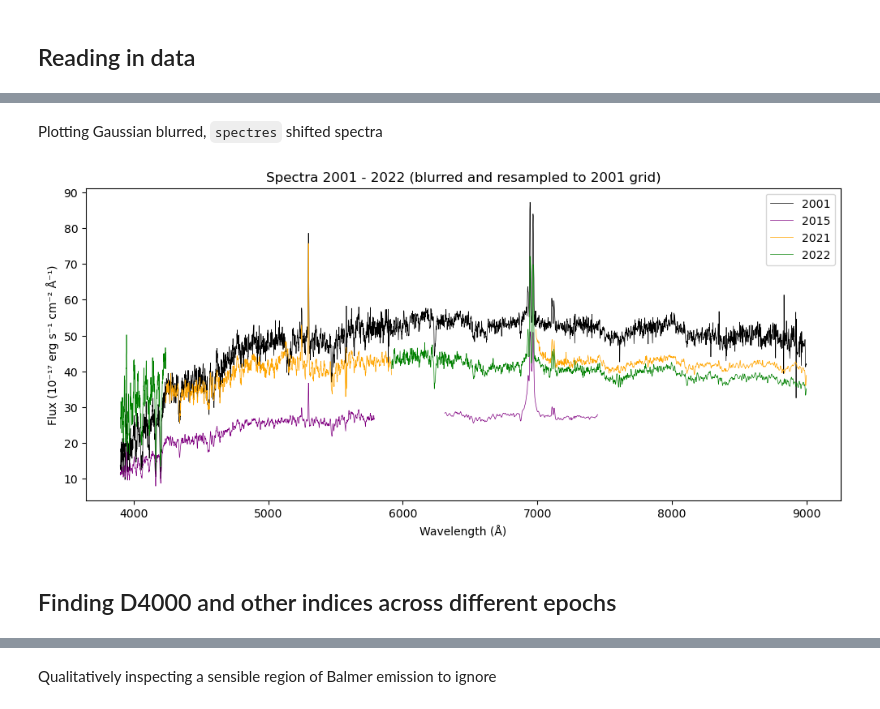
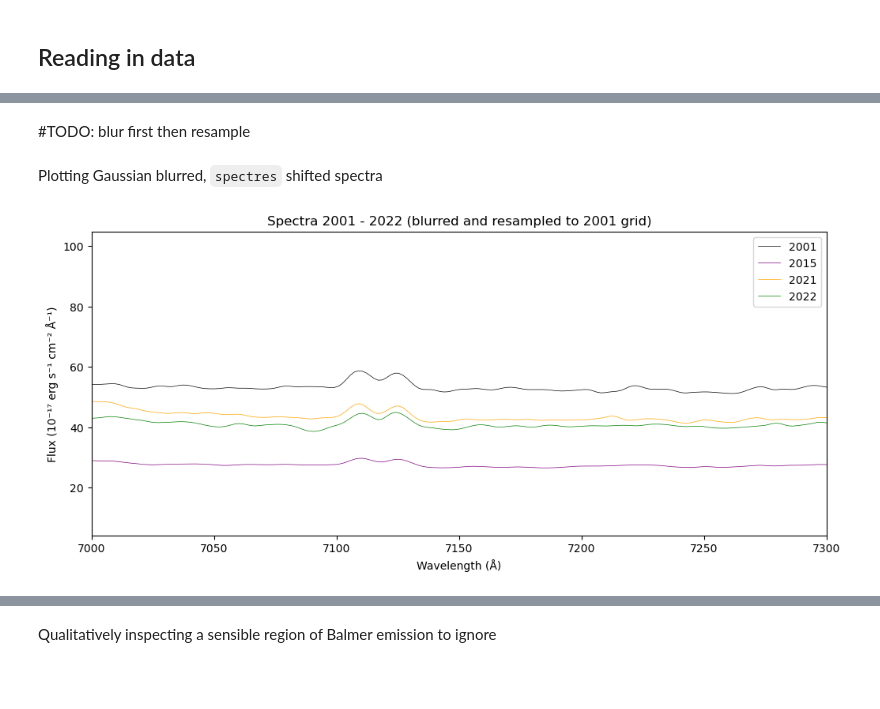
Before and after one commit to things-0/denison_2026, a Jupyter notebook: oli/main.ipynb, the cells around one changed output, grey strips where cells are left out. Saved outputs shown, nothing was run; the diff lists cells and outputs as text; code cells hidden in the pictures; blank space fills up the shorter version.

Commit message:
gaussian smoothing by chunks fixed

```diff
--- a/oli/main.ipynb
+++ b/oli/main.ipynb
@@ -31,6 +31,8 @@ OIII = 4983
 SII = 6724
 H_ALPH = 6564.61
 H_BETA = 4862.68
+
+EPS = 1e-7
 
 z = 0.0582
 
@@ -729,6 +351,10 @@ res_min = np.minimum(np.minimum(
     res_22
 ), RES_15_BLUE)
 
+#TODO: remove testing
+res_min = 0.6 * res_min
+#
+
 plt.axhline(RES_15_BLUE, color='blue', linestyle='--', label="SAMI blue")
 # plt.axhline(R_15_red, color='red', linestyle='--', label="SAMI red")
 plt.plot(lam21, res_21, alpha=0.5, label="2021")
@@ -773,31 +503,23 @@ plt.show()
 # %%
-## mapping using spectres, returning the normalised flux values for SAMI based on SDSS sampling rate
-flux01_shifted = flux01
-flux15_blue_shifted = spectres.spectres(lam01, lam15_blue, flux15_blue, fill=np.nan)
-flux15_red_shifted = spectres.spectres(lam01, lam15_red, flux15_red, fill=np.nan)
-flux21_shifted = spectres.spectres(lam01, lam21, flux21)
-flux22_shifted = spectres.spectres(lam01, lam22, flux22)
-
+# # Blur SDSS spectra
 
 wavelength_step = np.median(np.diff(lam01))
 
-# # Blur SDSS spectra
 # flux01_blurred = gaussian_blur(R_15_blue, SDSS_res, lam01, flux01, wavelength_step)
 # flux21_blurred = gaussian_blur(R_15_blue, SDSS_res, lam01, flux21_shifted, wavelength_step)
 # flux22_blurred = gaussian_blur(R_15_blue, SDSS_res, lam01, flux22_shifted, wavelength_step)
 
-flux01_blurred = gaussian_blur_to_match_fwhm(res_min, res_01, lam01, flux01_shifted, wavelength_step)
-flux21_blurred = gaussian_blur_to_match_fwhm(res_min, res_21, lam01, flux21_shifted, wavelength_step)
-flux22_blurred = gaussian_blur_to_match_fwhm(res_min, res_22, lam01, flux22_shifted, wavelength_step)
-flux15_red_blurred = gaussian_blur_to_match_fwhm(res_min, RES_15_RED, lam01, flux15_red_shifted, wavelength_step)
-flux15_blue_blurred = gaussian_blur_to_match_fwhm(res_min, RES_15_BLUE, lam01, flux15_blue_shifted, wavelength_step)
+#TODO: remove testing
+# res_min = RES_15_BLUE * 0.02
+# RES_15_BLUE /= 8
+# RES_15_RED /= 8
+#
+
+flux01_blurred = gaussian_blur_by_chunks(res_min, res_01, lam01, flux01, wavelength_step)
+flux21_blurred = gaussian_blur_by_chunks(res_min, res_21, lam01, flux21_shifted, wavelength_step)
+flux22_blurred = gaussian_blur_by_chunks(res_min, res_22, lam01, flux22_shifted, wavelength_step)
+flux15_red_blurred = gaussian_blur_by_chunks(res_min, RES_15_RED, lam01, flux15_red_shifted, wavelength_step)
+flux15_blue_blurred = gaussian_blur_by_chunks(res_min, RES_15_BLUE, lam01, flux15_blue_shifted, wavelength_step)
 
 
 flux15_blurred = np.fmax(flux15_blue_blurred, flux15_red_blurred)
-
-# getting shifted variances to be able to compute with them point-wise
-var15_blue_shifted = spectres.spectres(lam01, lam15_blue, var15_blue)
-var15_red_shifted = spectres.spectres(lam01, lam15_red, var15_red)
-var15_shifted = np.fmax(var15_blue_shifted, var15_red_shifted)
-var21_shifted = spectres.spectres(lam01, lam21, var21)
-var22_shifted = spectres.spectres(lam01, lam22, var22)
@@ -841,22 +526,22 @@ plt.show()
+# %% [markdown]
+#TODO: blur first then resample
 # %% [markdown]
 Plotting Gaussian blurred, `spectres` shifted spectra
 # %%
 linewidth = 0.5
 
 plt.figure(figsize=(12,5))
-plt.plot(lam01, flux01, color='black', label='2001', lw = linewidth)
+plt.plot(lam01, flux01_blurred, color='black', label='2001', lw = linewidth)
 # plt.plot(lam01, flux15_blue_blurred, color='blue', label='2015 blue arm', lw = linewidth)
 # plt.plot(lam01, flux15_red_blurred, color='red', label='2015 red arm', lw = linewidth)
 plt.plot(lam01, flux15_blurred, color='purple', label='2015', lw = linewidth)
 plt.plot(lam01, flux21_blurred, color='orange', label='2021', lw = linewidth)
 plt.plot(lam01, flux22_blurred, color='green', label='2022', lw = linewidth)
-# plt.xlim((7000, 7300))
+plt.xlim((7000, 7300))
 plt.xlabel("Wavelength (Å)")
 plt.ylabel("Flux (10⁻¹⁷ erg s⁻¹ cm⁻² Å⁻¹)")
 plt.title("Spectra 2001 - 2022 (blurred and resampled to 2001 grid)")
 plt.legend()
 plt.show()
 # %% [output]
-[figure, old version]
+[figure, new version]
-# %% [markdown]
-## Finding D4000 and other indices across different epochs
```
Also changed, not shown: parts of 50 cells of this notebook, 3 other files.
